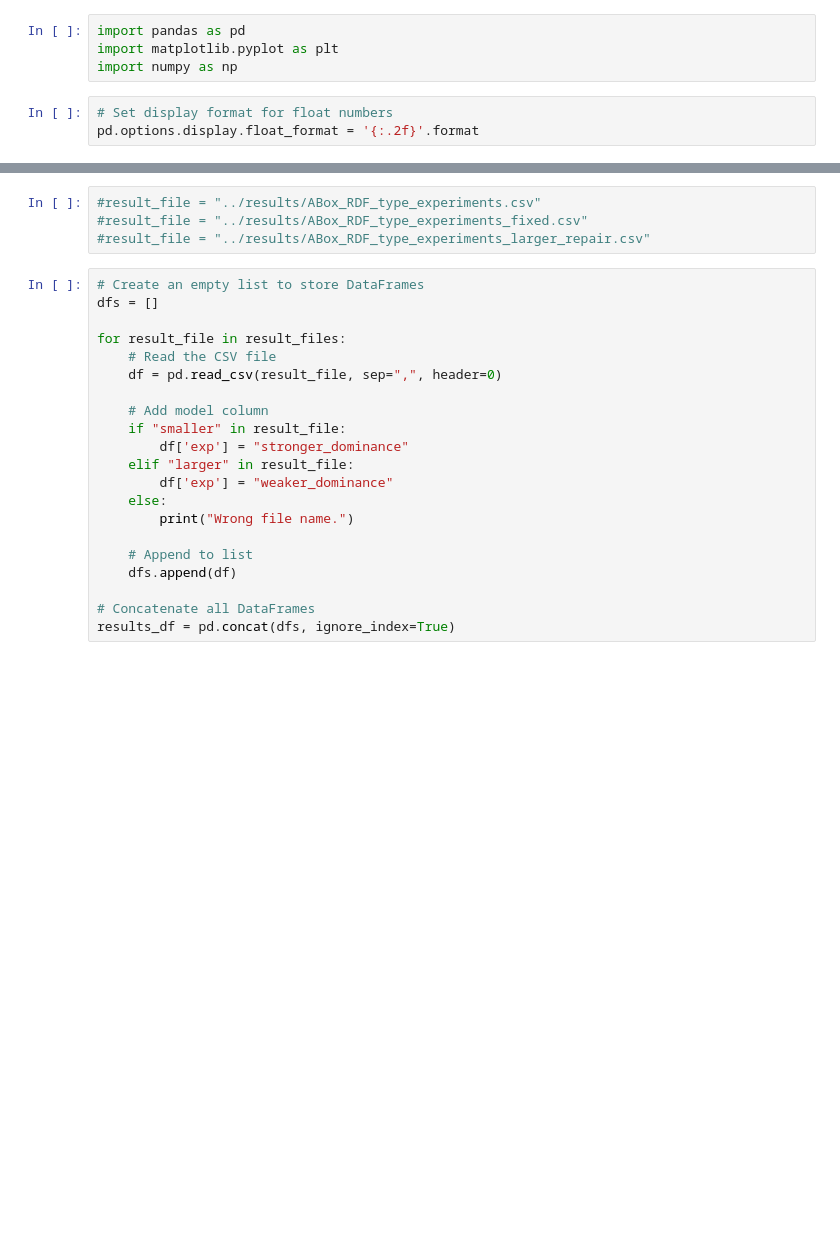
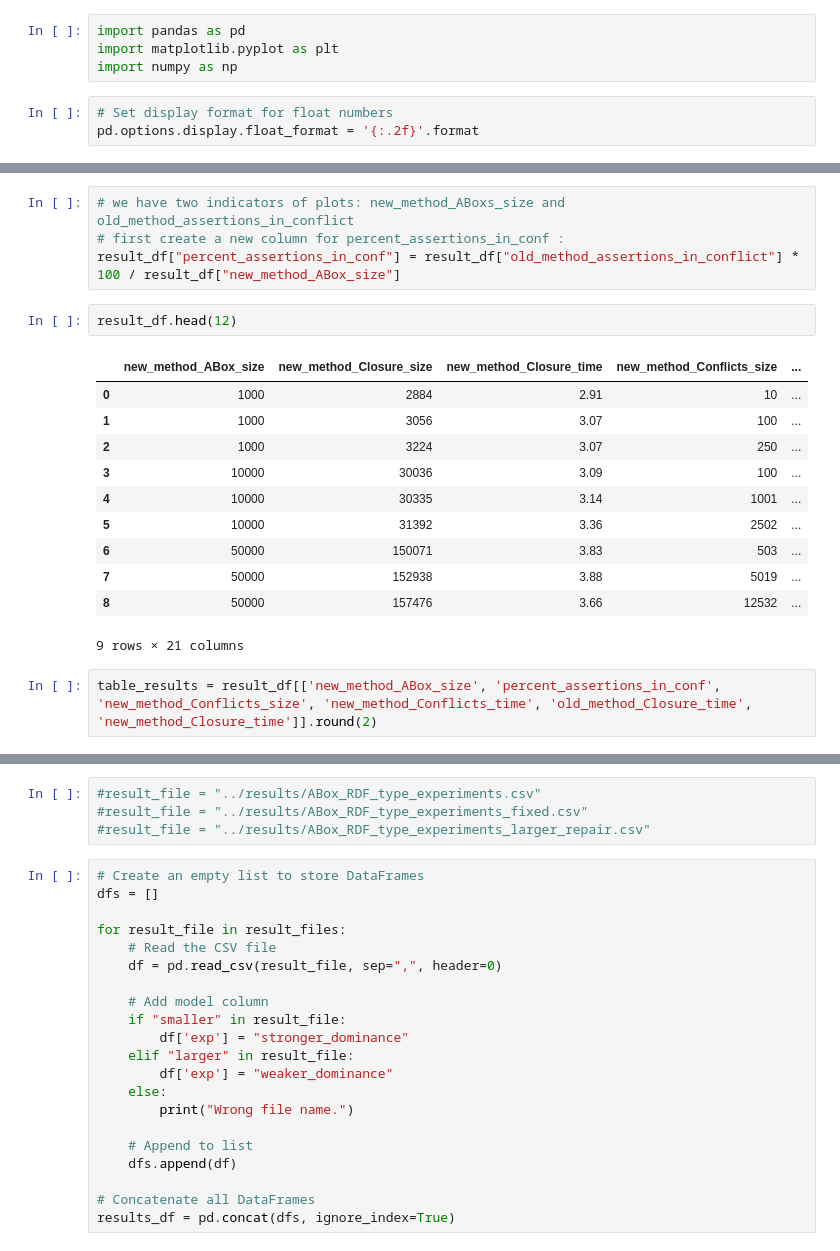
Before and after one commit to ahmedlaouar/py_reasoner, a Jupyter notebook: core/results_stats.ipynb, the cells around one changed output, grey strips where cells are left out. Saved outputs shown, nothing was run; the diff lists cells and outputs as text; blank space fills up the shorter version.

```diff
--- a/core/results_stats.ipynb
+++ b/core/results_stats.ipynb
@@ -9,0 +34,20 @@ pd.options.display.float_format = '{:.2f}'.format
+# %%
+# we have two indicators of plots: new_method_ABoxs_size and old_method_assertions_in_conflict
+# first create a new column for percent_assertions_in_conf :
+result_df["percent_assertions_in_conf"] = result_df["old_method_assertions_in_conflict"] * 100 / result_df["new_method_ABox_size"]
+# %%
+result_df.head(12)
+# %% [output]
+|  | new_method_ABox_size | new_method_Closure_size | new_method_Closure_time | new_method_Conflicts_size | ... |
+| 0 | 1000 | 2884 | 2.91 | 10 | ... |
+| 1 | 1000 | 3056 | 3.07 | 100 | ... |
+| 2 | 1000 | 3224 | 3.07 | 250 | ... |
+| 3 | 10000 | 30036 | 3.09 | 100 | ... |
+| 4 | 10000 | 30335 | 3.14 | 1001 | ... |
+| 5 | 10000 | 31392 | 3.36 | 2502 | ... |
+| 6 | 50000 | 150071 | 3.83 | 503 | ... |
+| 7 | 50000 | 152938 | 3.88 | 5019 | ... |
+| 8 | 50000 | 157476 | 3.66 | 12532 | ... |
+9 rows × 21 columns
+# %%
+table_results = result_df[['new_method_ABox_size', 'percent_assertions_in_conf', 'new_method_Conflicts_size', 'new_method_Conflicts_time', 'old_method_Closure_time', 'new_method_Closure_time']].round(2)
```
Also changed, not shown: parts of 14 cells of this notebook, 4 other files.
